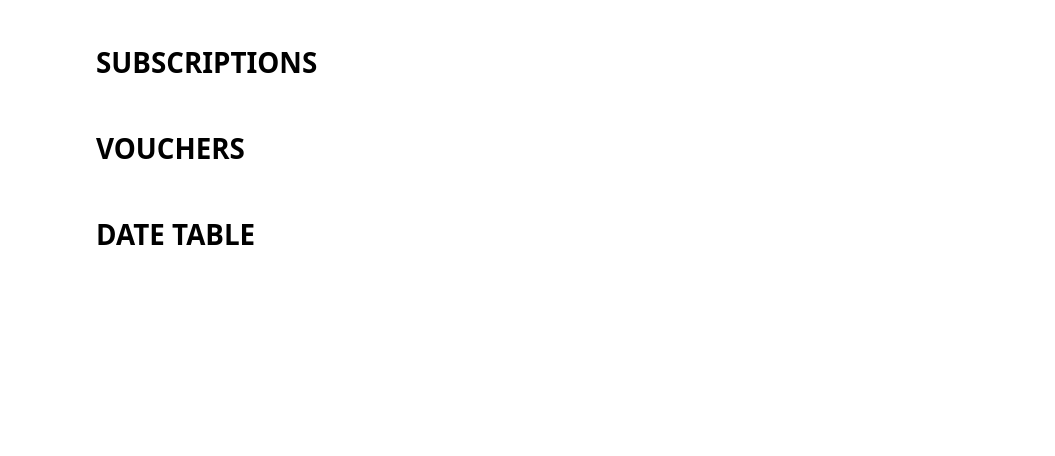
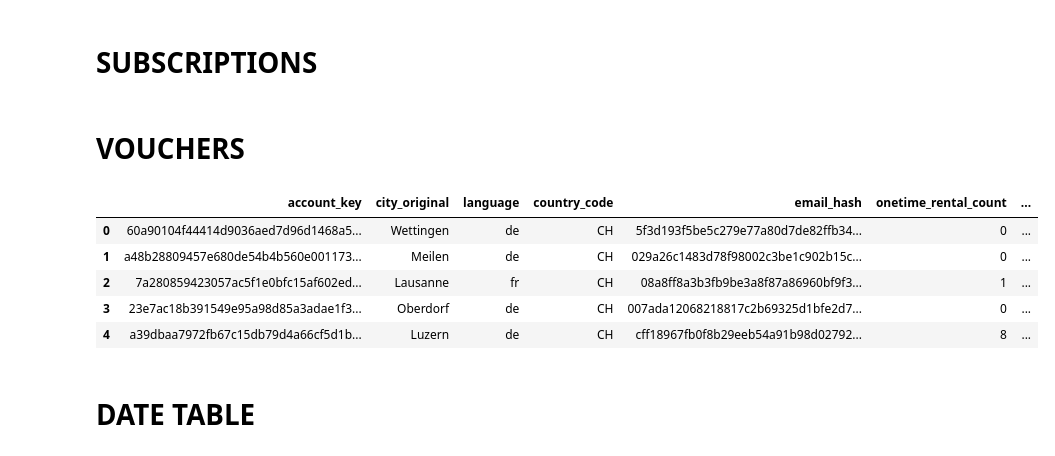
Before and after one commit to elisicke/Data-Analyst-Capstone-Project, a Jupyter notebook: Data_Cleaning.ipynb, the cells around one changed output. Drawn from its saved outputs; the diff is of its cells as text; code cells hidden in the pictures; blank space fills up the shorter version.

```diff
--- a/Data_Cleaning.ipynb
+++ b/Data_Cleaning.ipynb
@@ -248,3 +242,12 @@ df_vouchers.insert(0, 'voucher_ID', range(1, 1 + len(df_vouchers)))
 # %%
 #rename columns
 df_vouchers.rename(columns = {'account_key':'account_key_sender', 'email_hash':'email_hash_receiver', 'voucherused': 'voucher_used', 'creationdate': 'creation_date', 'expirationdate': 'expiration_date'}, inplace = True)
+# %%
+df_accounts.head()
+# %% [output]
+|  | account_key | city_original | language | country_code | email_hash | onetime_rental_count | ... |
+| 0 | 60a90104f44414d9036aed7d96d1468a5... | Wettingen | de | CH | 5f3d193f5be5c279e77a80d7de82ffb34... | 0 | ... |
+| 1 | a48b28809457e680de54b4b560e001173... | Meilen | de | CH | 029a26c1483d78f98002c3be1c902b15c... | 0 | ... |
+| 2 | 7a280859423057ac5f1e0bfc15af602ed... | Lausanne | fr | CH | 08a8ff8a3b3fb9be3a8f87a86960bf9f3... | 1 | ... |
+| 3 | 23e7ac18b391549e95a98d85a3adae1f3... | Oberdorf | de | CH | 007ada12068218817c2b69325d1bfe2d7... | 0 | ... |
+| 4 | a39dbaa7972fb67c15db79d4a66cf5d1b... | Luzern | de | CH | cff18967fb0f8b29eeb54a91b98d02792... | 8 | ... |
```
Also changed, not shown: parts of 11 cells of this notebook.
